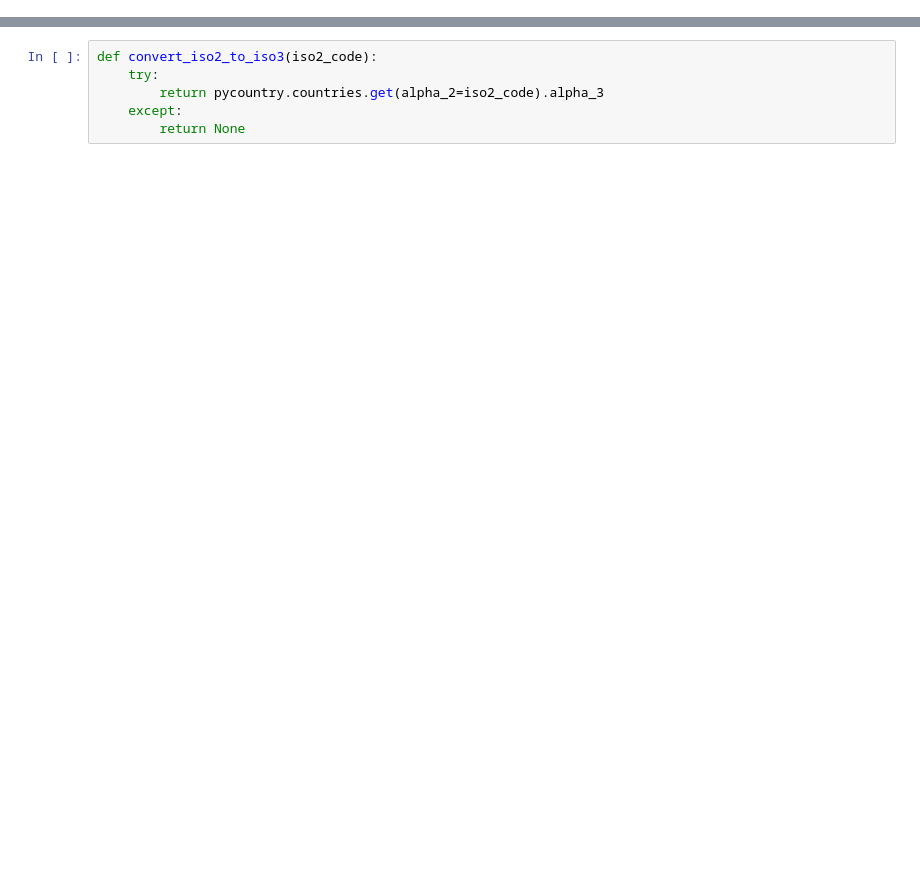
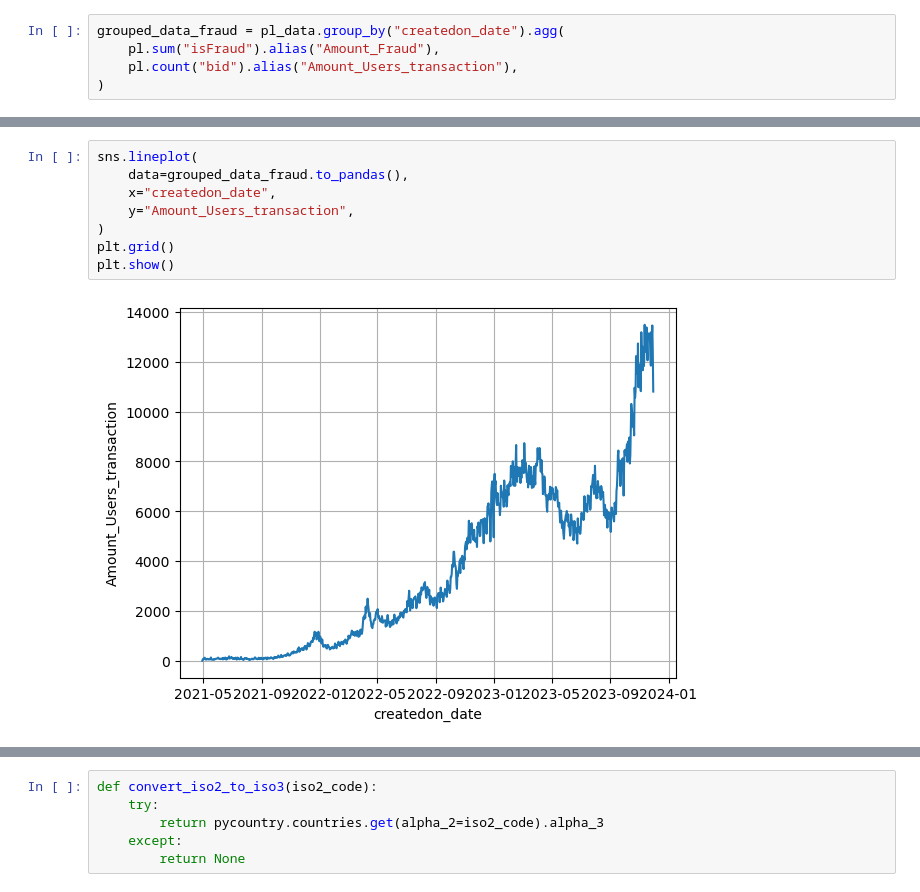
Before and after one commit to KurmangazyKarabekov/Antifrod_model, a Jupyter notebook: notebooks/1_EDA.ipynb, the cells around one changed output, grey strips where cells are left out. Saved outputs shown, nothing was run; the diff lists cells and outputs as text; blank space fills up the shorter version.

```diff
--- a/notebooks/1_EDA.ipynb
+++ b/notebooks/1_EDA.ipynb
@@ -75,0 +99,5 @@ Count usersshape: (1, 1)
+# %%
+grouped_data_fraud = pl_data.group_by("createdon_date").agg(
+    pl.sum("isFraud").alias("Amount_Fraud"),
+    pl.count("bid").alias("Amount_Users_transaction"),
+)
@@ -75,0 +108,10 @@ Count usersshape: (1, 1)
+# %%
+sns.lineplot(
+    data=grouped_data_fraud.to_pandas(),
+    x="createdon_date",
+    y="Amount_Users_transaction",
+)
+plt.grid()
+plt.show()
+# %% [output]
+[figure, added]
```
Also changed, not shown: parts of 33 cells of this notebook.
